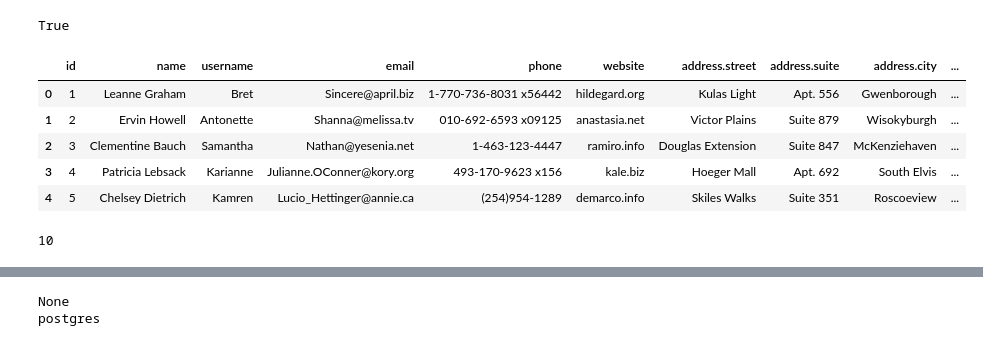
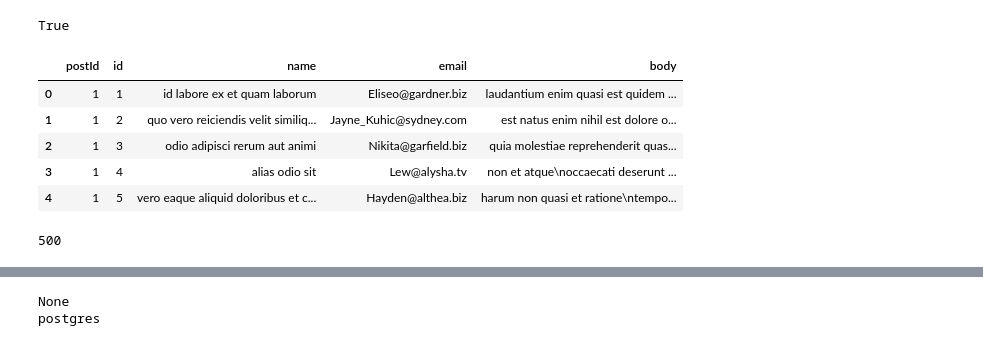
Before and after one commit to kendalldascoli/Customer_Support_Efficiency_Analysis, a Jupyter notebook: notebooks/customer_support_API_Extract_Load_Raw.ipynb, the cells around one changed output, grey strips where cells are left out. Saved outputs shown, nothing was run; the diff lists cells and outputs as text; code cells hidden in the pictures.

Commit message:
changed to api comments instead of users for more data

```diff
--- a/notebooks/customer_support_API_Extract_Load_Raw.ipynb
+++ b/notebooks/customer_support_API_Extract_Load_Raw.ipynb
@@ -11,20 +11,20 @@ True
 # %%
 import requests
 import pandas as pd
 
-url = "https://jsonplaceholder.typicode.com/users"
+url = "https://jsonplaceholder.typicode.com/comments"
 response = requests.get(url, timeout=10)
 
-users = response.json()
-df = pd.json_normalize(users)
+comments = response.json()
+df = pd.json_normalize(comments)
 df.head()
 # %% [output]
-|  | id | name | username | email | phone | website | address.street | address.suite | address.city | ... |
-| 0 | 1 | Leanne Graham | Bret | Sincere@april.biz | 1-770-736-8031 x56442 | hildegard.org | Kulas Light | Apt. 556 | Gwenborough | ... |
-| 1 | 2 | Ervin Howell | Antonette | Shanna@melissa.tv | 010-692-6593 x09125 | anastasia.net | Victor Plains | Suite 879 | Wisokyburgh | ... |
-| 2 | 3 | Clementine Bauch | Samantha | Nathan@yesenia.net | 1-463-123-4447 | ramiro.info | Douglas Extension | Suite 847 | McKenziehaven | ... |
-| 3 | 4 | Patricia Lebsack | Karianne | Julianne.OConner@kory.org | 493-170-9623 x156 | kale.biz | Hoeger Mall | Apt. 692 | South Elvis | ... |
-| 4 | 5 | Chelsey Dietrich | Kamren | Lucio_Hettinger@annie.ca | (254)954-1289 | demarco.info | Skiles Walks | Suite 351 | Roscoeview | ... |
+|  | postId | id | name | email | body |
+| 0 | 1 | 1 | id labore ex et quam laborum | Eliseo@gardner.biz | laudantium enim quasi est quidem ... |
+| 1 | 1 | 2 | quo vero reiciendis velit similiq... | Jayne_Kuhic@sydney.com | est natus enim nihil est dolore o... |
+| 2 | 1 | 3 | odio adipisci rerum aut animi | Nikita@garfield.biz | quia molestiae reprehenderit quas... |
+| 3 | 1 | 4 | alias odio sit | Lew@alysha.tv | non et atque\noccaecati deserunt ... |
+| 4 | 1 | 5 | vero eaque aliquid doloribus et c... | Hayden@althea.biz | harum non quasi et ratione\ntempo... |
 # %%
 from sqlalchemy import create_engine
 
@@ -40,13 +40,13 @@ with engine.connect() as conn:
     )
 # %%
 df.to_sql(
-    name="api_users",
+    name="api_comments",
     con=engine,
     schema="sql_project",  # only works now that it's created
     if_exists="replace",
     index=False
 )
 # %% [output]
-10
+500
 # %%
 with engine.connect() as conn:
```
Also changed, not shown: parts of 2 cells of this notebook.
